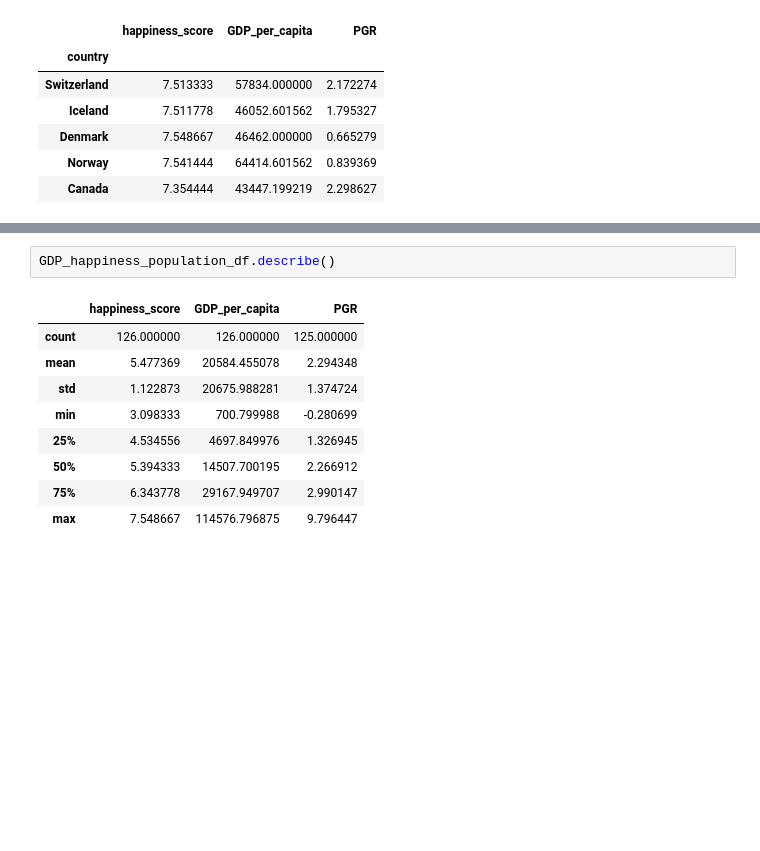
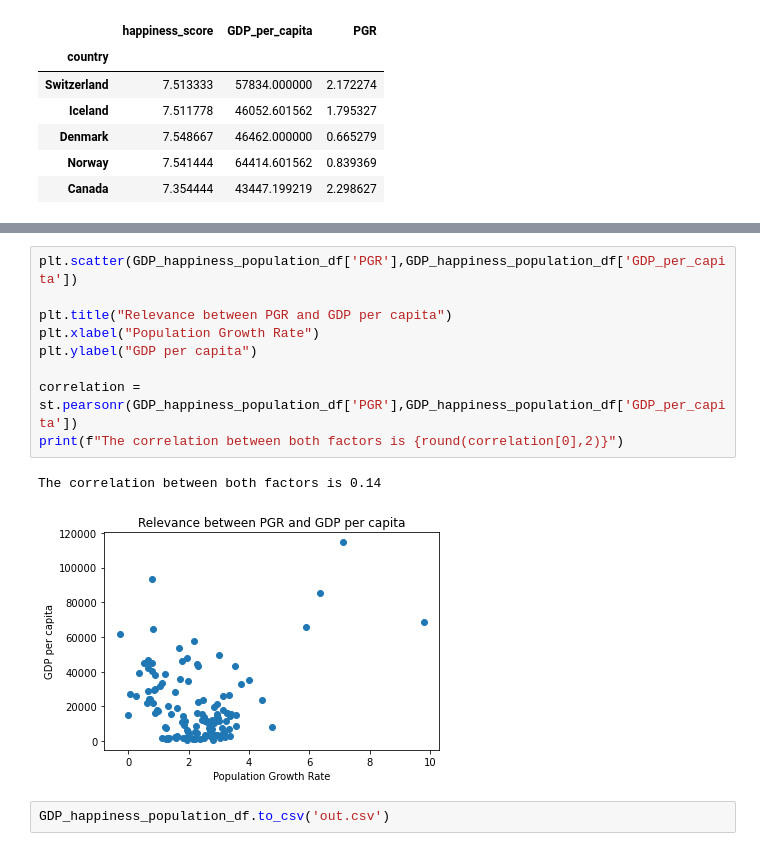
Before and after one commit to prisp90/IS-Project-2, a Jupyter notebook: IS-Project-2.ipynb, the cells around one changed output, grey strips where cells are left out. Cells and saved outputs as stored; diff of their text form; blank space fills up the shorter version.

```diff
--- a/IS-Project-2.ipynb
+++ b/IS-Project-2.ipynb
@@ -220,14 +244,16 @@ print(m_r, m_p, m_std_err )
-# %%
-GDP_happiness_population_df.describe()
-# %% [output]
-|  | happiness_score | GDP_per_capita | PGR |
-| count | 126.000000 | 126.000000 | 125.000000 |
-| mean | 5.477369 | 20584.455078 | 2.294348 |
-| std | 1.122873 | 20675.988281 | 1.374724 |
-| min | 3.098333 | 700.799988 | -0.280699 |
-| 25% | 4.534556 | 4697.849976 | 1.326945 |
-| 50% | 5.394333 | 14507.700195 | 2.266912 |
-| 75% | 6.343778 | 29167.949707 | 2.990147 |
-| max | 7.548667 | 114576.796875 | 9.796447 |
+# %%
+plt.scatter(GDP_happiness_population_df['PGR'],GDP_happiness_population_df['GDP_per_capita'])
+
+plt.title("Relevance between PGR and GDP per capita")
+plt.xlabel("Population Growth Rate")
+plt.ylabel("GDP per capita")
+
+correlation = st.pearsonr(GDP_happiness_population_df['PGR'],GDP_happiness_population_df['GDP_per_capita'])
+print(f"The correlation between both factors is {round(correlation[0],2)}")
+# %% [output]
+The correlation between both factors is 0.14
+[figure, added]
+# %%
+GDP_happiness_population_df.to_csv('out.csv')
 # %%
 GDP_happiness_population_df.sort_values
```
Also changed, not shown: parts of 20 cells of this notebook.
